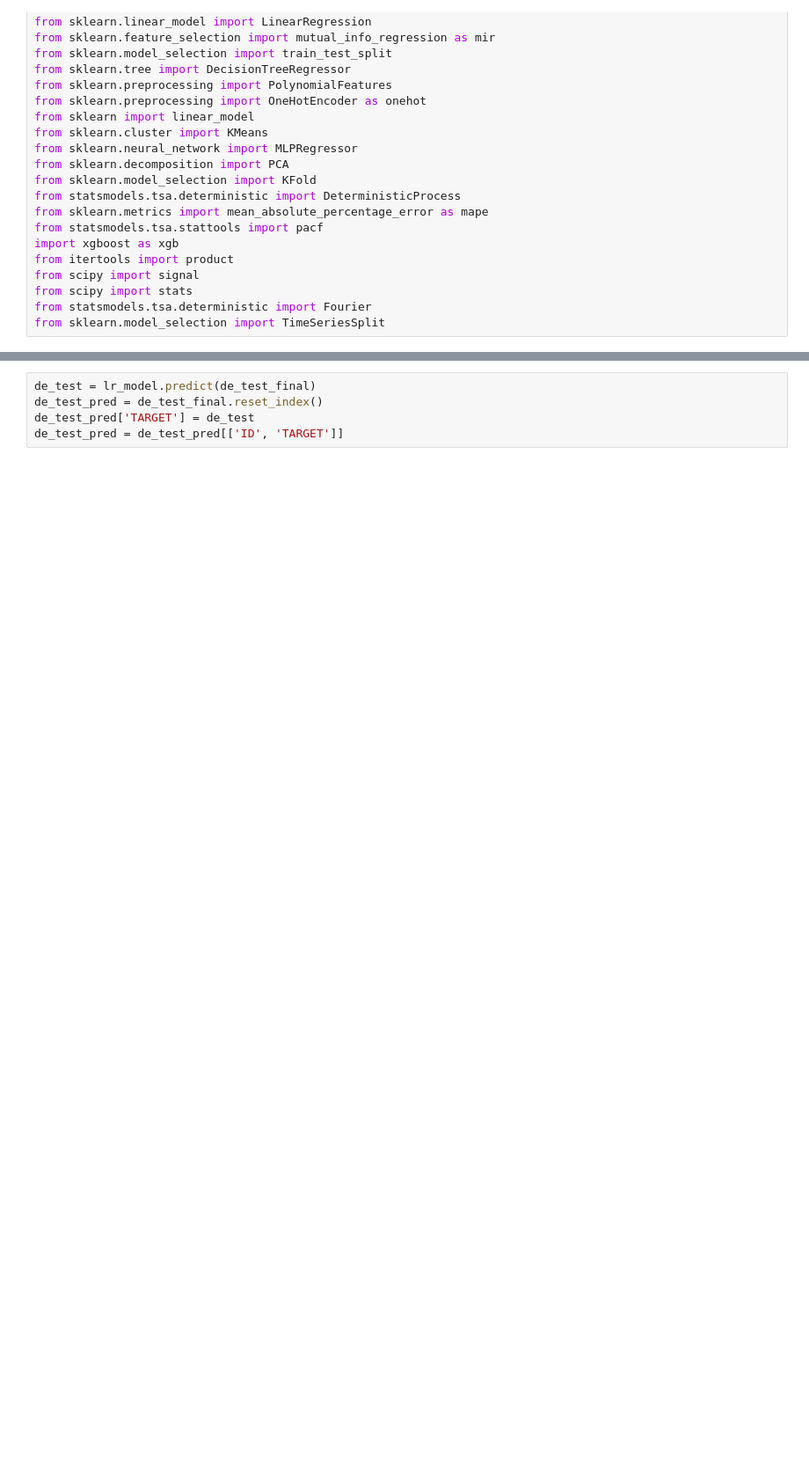
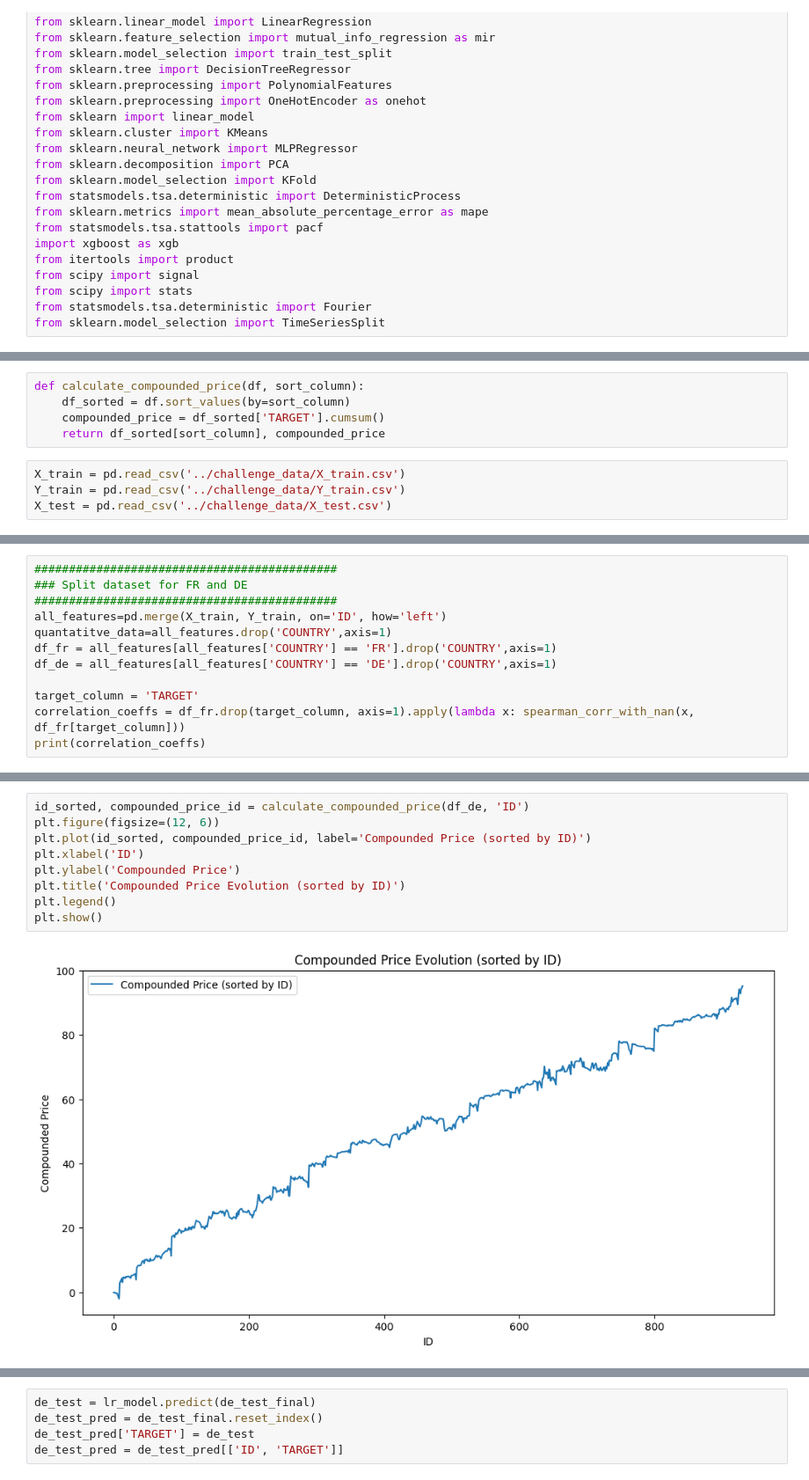
Before and after one commit to xiangyang0608/Ensemble-Learning-Project-G3-T7, a Jupyter notebook: Models/MA.ipynb, the cells around one changed output, grey strips where cells are left out. Shown: that part at 88% size. Saved outputs shown, nothing was run; the diff lists cells and outputs as text; blank space fills up the shorter version.

```diff
--- a/Models/MA.ipynb
+++ b/Models/MA.ipynb
@@ -71,0 +47,9 @@ Index(['ID', 'DE_CONSUMPTION', 'DE_FR_EXCHANGE', 'DE_NET_EXPORT', 'DE_GAS',
+# %%
+def calculate_compounded_price(df, sort_column):
+    df_sorted = df.sort_values(by=sort_column)
+    compounded_price = df_sorted['TARGET'].cumsum()
+    return df_sorted[sort_column], compounded_price
+# %%
+X_train = pd.read_csv('../challenge_data/X_train.csv')
+Y_train = pd.read_csv('../challenge_data/Y_train.csv')
+X_test = pd.read_csv('../challenge_data/X_test.csv')
@@ -71,0 +66,12 @@ Index(['ID', 'DE_CONSUMPTION', 'DE_FR_EXCHANGE', 'DE_NET_EXPORT', 'DE_GAS',
+# %%
+############################################
+### Split dataset for FR and DE
+############################################
+all_features=pd.merge(X_train, Y_train, on='ID', how='left')
+quantatitve_data=all_features.drop('COUNTRY',axis=1)
+df_fr = all_features[all_features['COUNTRY'] == 'FR'].drop('COUNTRY',axis=1)
+df_de = all_features[all_features['COUNTRY'] == 'DE'].drop('COUNTRY',axis=1)
+
+target_column = 'TARGET'
+correlation_coeffs = df_fr.drop(target_column, axis=1).apply(lambda x: spearman_corr_with_nan(x, df_fr[target_column]))
+print(correlation_coeffs)
@@ -71,0 +96,11 @@ Index(['ID', 'DE_CONSUMPTION', 'DE_FR_EXCHANGE', 'DE_NET_EXPORT', 'DE_GAS',
+# %%
+id_sorted, compounded_price_id = calculate_compounded_price(df_de, 'ID')
+plt.figure(figsize=(12, 6))
+plt.plot(id_sorted, compounded_price_id, label='Compounded Price (sorted by ID)')
+plt.xlabel('ID')
+plt.ylabel('Compounded Price')
+plt.title('Compounded Price Evolution (sorted by ID)')
+plt.legend()
+plt.show()
+# %% [output]
+[figure, added]
```
Also changed, not shown: parts of 34 cells of this notebook, 6 other files.
